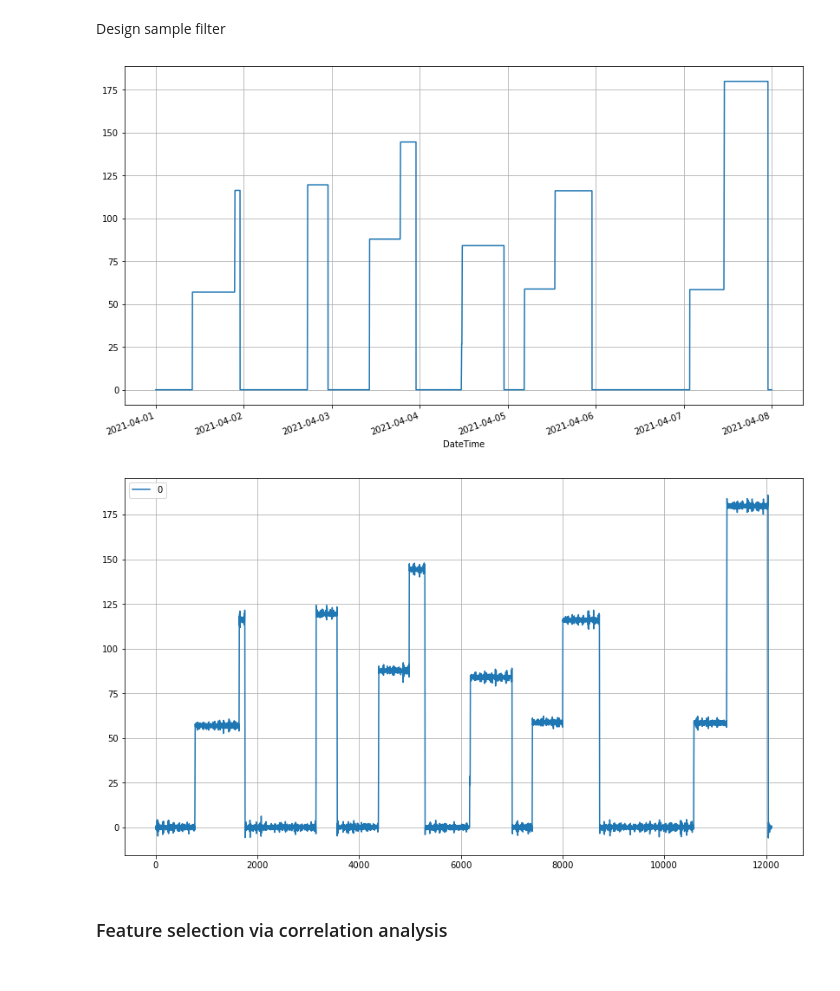
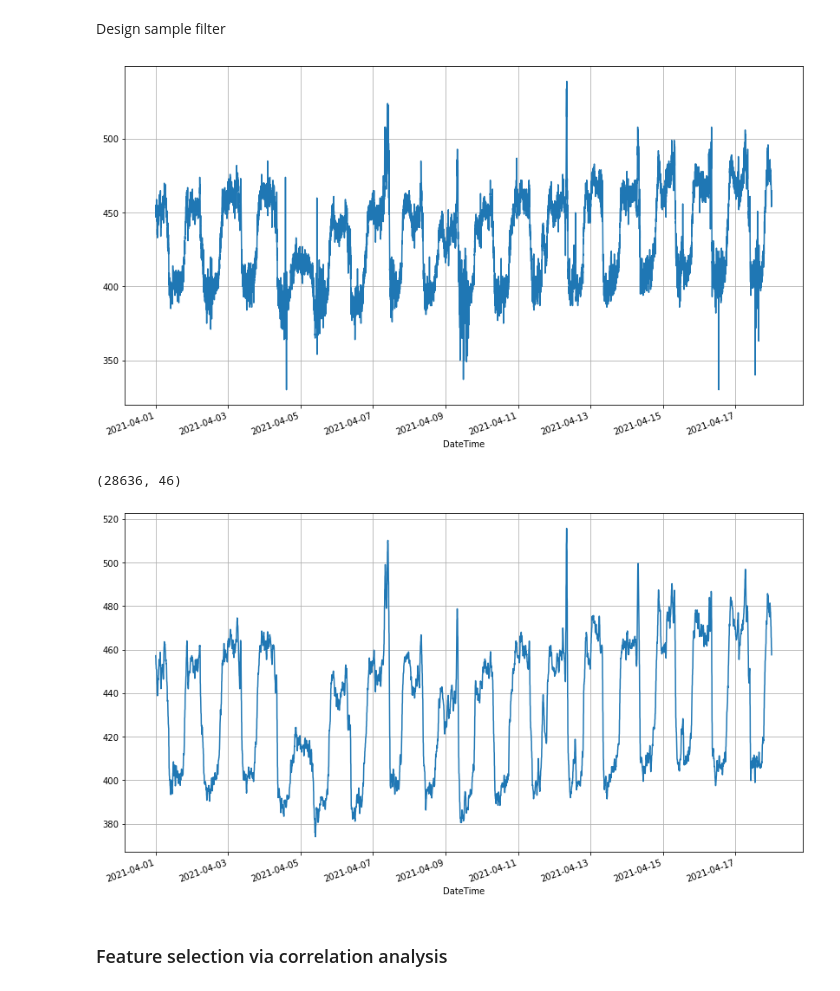
Before and after one commit to dccartagena/RNN_Aquaponics, a Jupyter notebook: notebook.ipynb, the cells around one changed output. Cells and saved outputs as stored; diff of their text form; code cells hidden in the pictures.

```diff
--- a/notebook.ipynb
+++ b/notebook.ipynb
@@ -43,7 +43,7 @@ df_grouped = pd.pivot_table(df, index = 'DateTime', columns = 'Label', values =
 df_grouped.index = pd.to_datetime(df_grouped.index)
 
 start_date = pd.to_datetime('2021-04-01 00:00:00')
-end_date = pd.to_datetime('2021-04-07 23:59:59')
+end_date = pd.to_datetime('2021-04-17 23:59:59')
 
 df_grouped = df_grouped.loc[start_date:end_date]
 print(df_grouped.head)
@@ -132,43 +132,70 @@ print(sampling_time)
 # %% [markdown]
 Design sample filter
 # %%
-def f_filtering(df):
+def f_filtering(df, cutt_fc):
 
     new_df = df.copy()
     index = df.index
 
     dt = 25 # seconds
     n_samples = new_df.shape[0]
 
-    f_hat = np.fft.fft(df)
+    # Fast Fourier transform
+    f_hat = np.fft.fft(df.to_numpy())
     f_mag_2 = np.real(f_hat * np.conj(f_hat)) / n_samples
     fc_df = (1 / (dt * n_samples)) * np.arange(n_samples)
 
-#     plt.step(fc_df, f_mag_2)
-#     plt.xlabel('Frecuency [Hz]')
-#     plt.ylabel('Magnitude')
-#     plt.show()
+    # Cutting frecuency
+    ind_filter = f_mag_2 > cutt_fc
 
-    ind_filter = f_mag_2 > 20
+    # Filter signal
     f_hat_clean = f_hat * ind_filter
     filter_signal = np.fft.ifft(f_hat_clean)
 
-    new_df = pd.DataFrame(np.real(filter_signal))
 
-    return new_df
+    filter_signal = np.real(filter_signal)
+
+    return filter_signal
 
 df_grouped[sample_sensor].plot(x = 'DateTime', y = 'Value', kind = 'line')
 plt.xticks(rotation=20)
 plt.show()
 
-df_clean = f_filtering(df_grouped[sample_sensor])
+# Cutting frecuency
+cutt_fc = {
+1: 5,
+2: 150,
+4: 0.001,
+5: 0.005,
+6: 25,
+7: 25,
+8: 1,
+9: 1,
+10: 0.1,
+11: 0.1,
+16: 0.1,
+17: 0.1,
+18: 500,
+19: 5,
+20: 20,
+21: 20,
+102: 10,
+103: 50}
 
-new_df.plot() #(x = 'DateTime', y = 'Value', kind = 'line')
-# plt.xticks(rotation=20)
+df_clean = df_grouped.copy()
+
+for sensor in cutt_fc:
+    df_clean[sensor] = f_filtering(df_grouped[sensor], cutt_fc[sensor])
+
+print(df_clean.shape)
+
+df_clean[sample_sensor].plot(x = 'DateTime', y = 'Value', kind = 'line')
+plt.xticks(rotation=20)
 plt.show()
 # %% [output]
-[figure, old version]
+[figure, new version]
+(28636, 46)
-[figure, old version]
+[figure, new version]
 # %% [markdown]
 ### Feature selection via correlation analysis
 # %%
```
Also changed, not shown: parts of 18 cells of this notebook.
